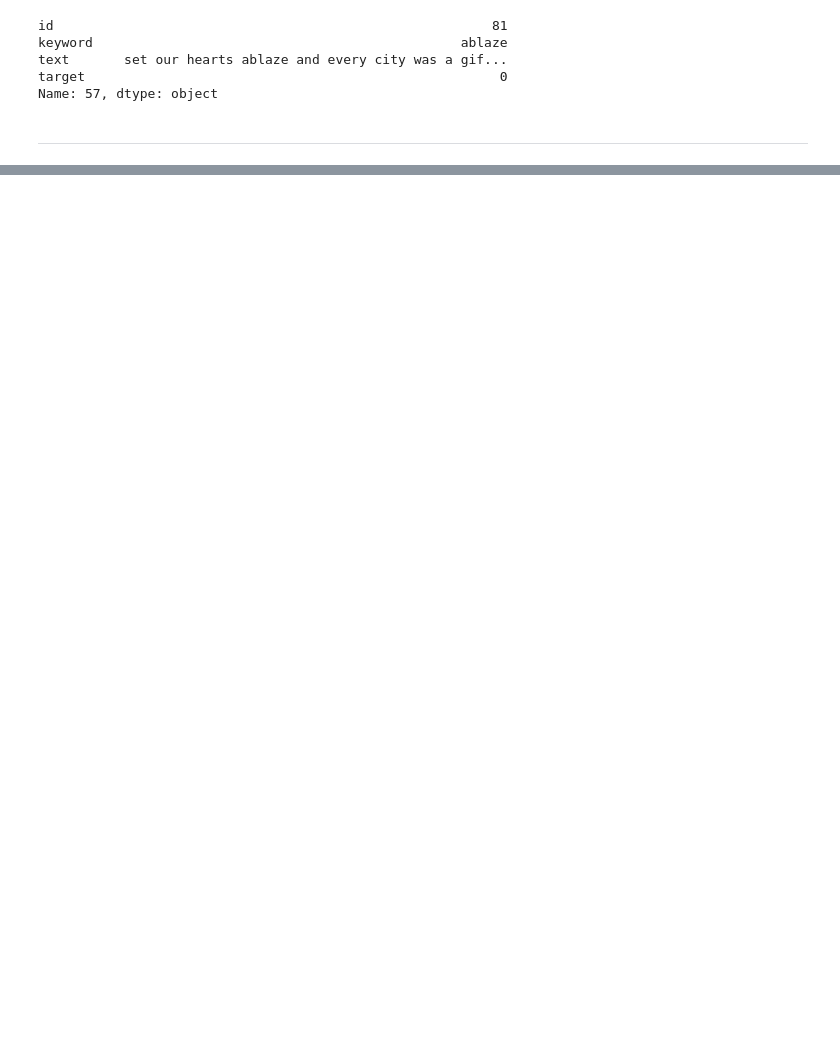
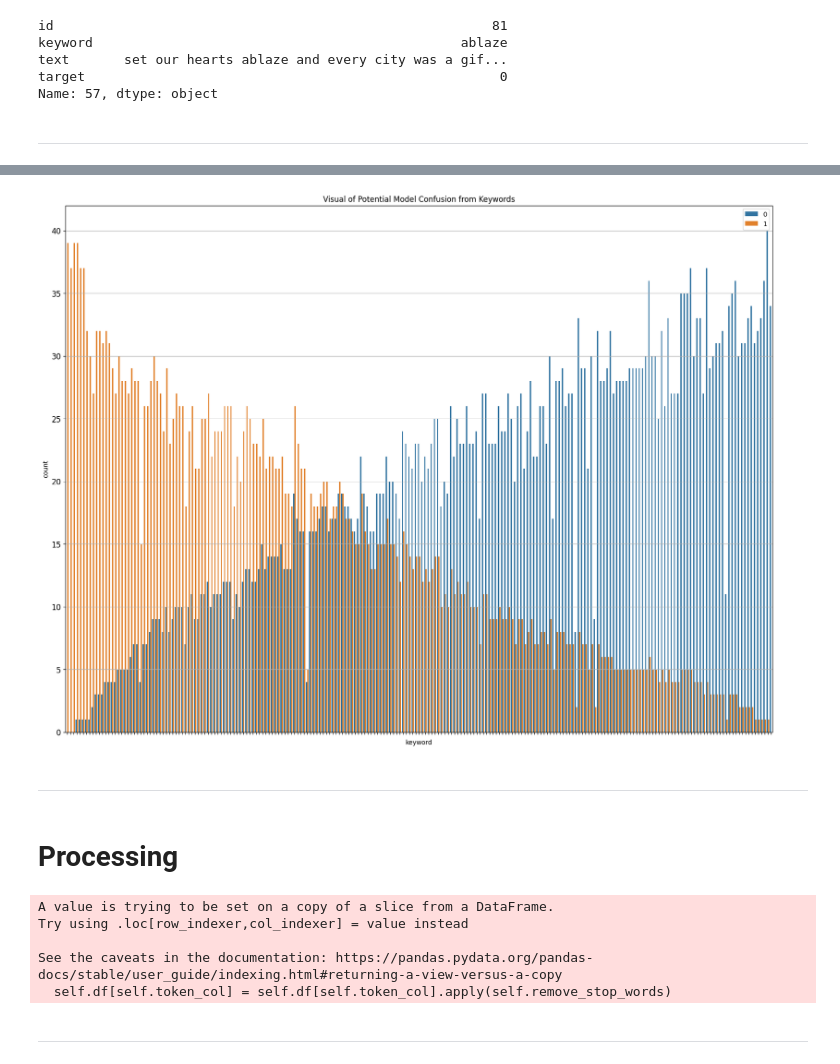
Before and after one commit to Daniel-Elston/NLP_Disaster_Tweets, a Jupyter notebook: Notebooks/D1_Initial_Exploration/exploration_1.ipynb, the cells around one changed output, grey strips where cells are left out. Drawn from its saved outputs; the diff is of its cells as text; code cells hidden in the pictures; blank space fills up the shorter version.

```diff
--- a/Notebooks/D1_Initial_Exploration/exploration_1.ipynb
+++ b/Notebooks/D1_Initial_Exploration/exploration_1.ipynb
@@ -94,0 +144,34 @@ df_train.drop(columns=['target_mean'], inplace=True)
+# %%
+df['target_mean'] = df.groupby('keyword')['target'].transform('mean')
+
+# Sort the dataframe once
+df_sorted = df.sort_values(by='target_mean', ascending=False)
+
+# Only take the top N keywords for visualization
+top_n = 221
+top_keywords = df_sorted['keyword'].value_counts().index[:top_n]
+df_sorted = df_sorted[df_sorted['keyword'].isin(top_keywords)]
+
+fig = plt.figure(figsize=fig_size, dpi=100)
+
+ax = sns.countplot(x=df_sorted['keyword'],
+                   hue=df_sorted['target'])
+
+# Remove y-axis labels
+ax.set(yticklabels=[0,5,10,15,20,25,30,35,40])
+ax.set(xticklabels=[])
+
+plt.tick_params(axis='x', labelsize=15)
+plt.tick_params(axis='y', labelsize=12)
+plt.legend(loc=1)
+plt.title('Visual of Potential Model Confusion from Keywords')
+
+plt.show()
+
+df.drop(columns=['target_mean'], inplace=True)
+# %% [output]
+[figure, added]
+# %% [markdown]
+---
+# %% [markdown]
+# **Processing**
@@ -94,0 +214,15 @@ df_train.drop(columns=['target_mean'], inplace=True)
+# %%
+def create_processor(df, target_val, token_col):
+    df_target = df[df['target'] == target_val]
+    processor = TextProcessor(df_target, token_col)
+    processor.generate_corpus()
+    return processor
+
+processor_1 = create_processor(df, 1, 'tokens')
+processor_0 = create_processor(df, 0, 'tokens')
+# %% [output]
+A value is trying to be set on a copy of a slice from a DataFrame.
+Try using .loc[row_indexer,col_indexer] = value instead
+
+See the caveats in the documentation: https://pandas.pydata.org/pandas-docs/stable/user_guide/indexing.html#returning-a-view-versus-a-copy
+  self.df[self.token_col] = self.df[self.token_col].apply(self.remove_stop_words)
@@ -94,0 +245,2 @@ df_train.drop(columns=['target_mean'], inplace=True)
+# %% [markdown]
+---
```
Also changed, not shown: parts of 30 cells of this notebook, 11 other files.
